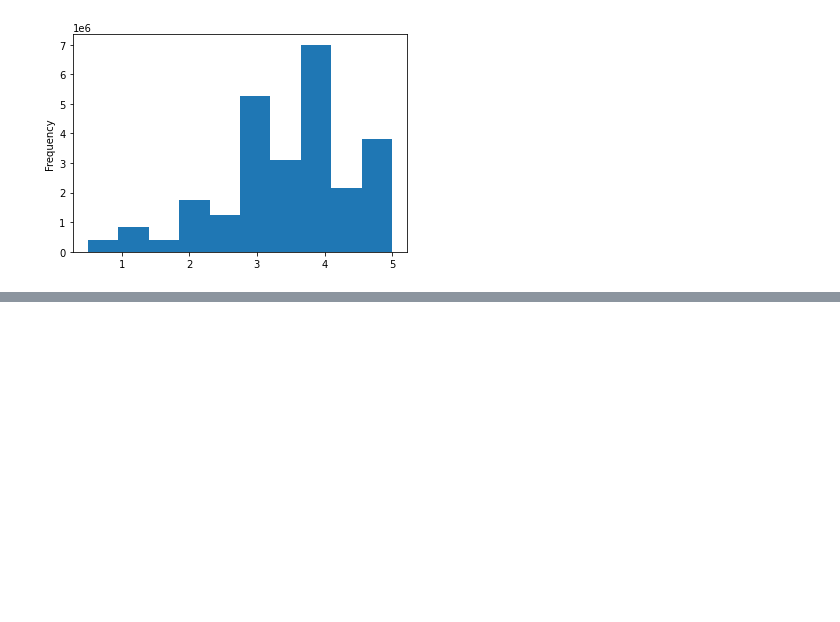
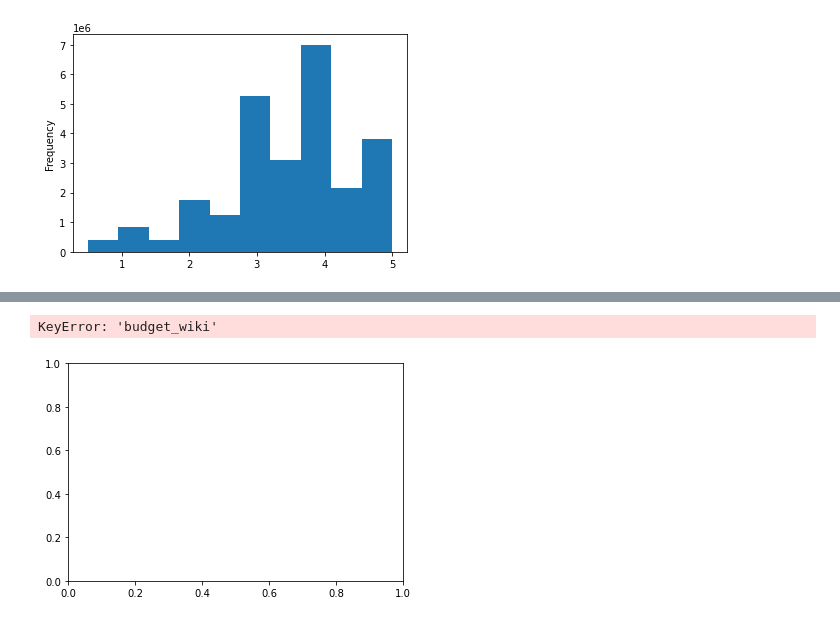
Before and after one commit to andrewnomai/Movies-ETL, a Jupyter notebook: Movies-ETL_Module.ipynb, the cells around one changed output, grey strips where cells are left out. Drawn from its saved outputs; the diff is of its cells as text; code cells hidden in the pictures; blank space fills up the shorter version.

```diff
--- a/Movies-ETL_Module.ipynb
+++ b/Movies-ETL_Module.ipynb
@@ -734,0 +856,5 @@ Name: rating, dtype: float64
+# %%
+movies_df.fillna(0).plot(x='budget_wiki',y='budget_kaggle', kind='scatter')
+# %% [output]
+KeyError: 'budget_wiki'
+[figure, added]
```
Also changed, not shown: parts of 30 cells of this notebook.
